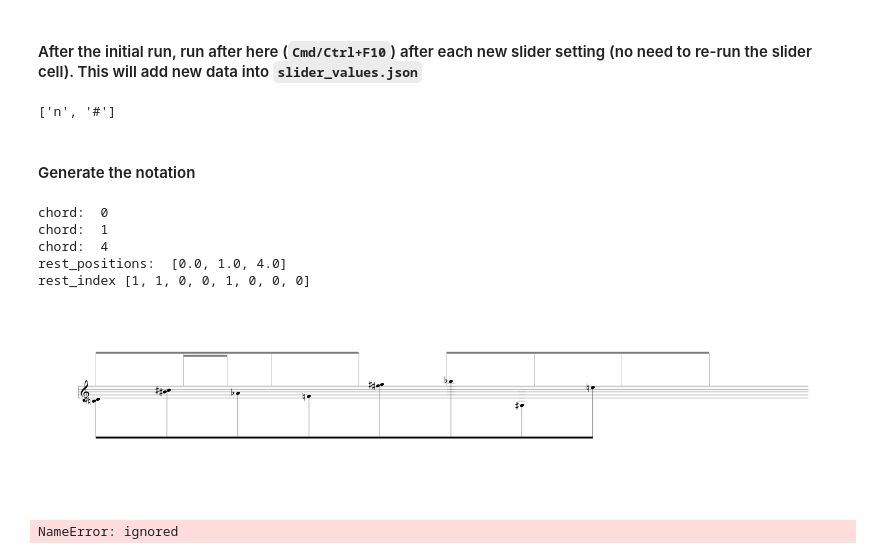
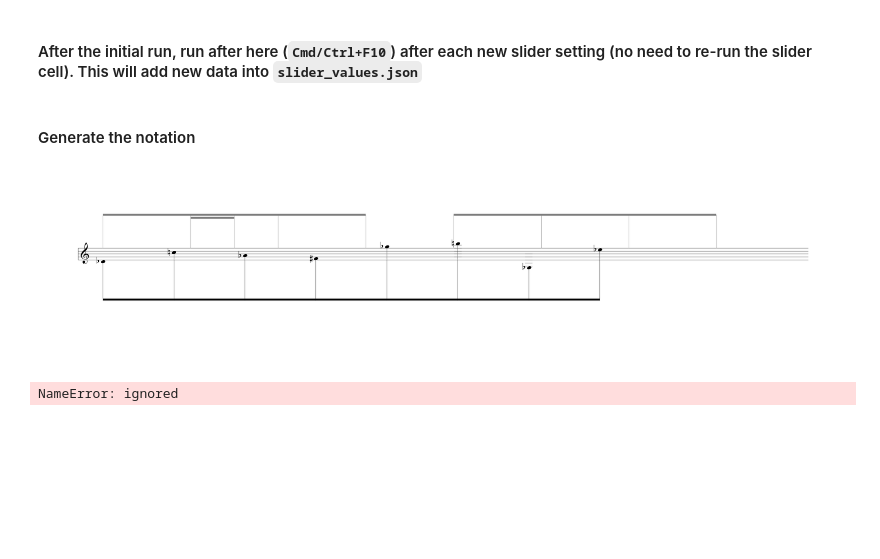
Before and after one commit to hayakzan/MLP-notations, a Jupyter notebook: MLP_notations_GENERATING_DATA.ipynb, the cells around one changed output. Cells and saved outputs as stored; diff of their text form; code cells hidden in the pictures; blank space fills up the shorter version.

Commit message:
mise-en-page & accidentals

```diff
--- a/MLP_notations_GENERATING_DATA.ipynb
+++ b/MLP_notations_GENERATING_DATA.ipynb
@@ -26,8 +26,8 @@ fig_num = 1
 font_dirs = ["/content"]
 font_files = fm.findSystemFonts(fontpaths=font_dirs)
 
-fontprop2 = fm.FontProperties(fname=font_files[1], size=24)
-fontprop1 = fm.FontProperties(fname=font_files[0], size=25)
+fontprop1 = fm.FontProperties(fname=font_files[1], size=24)
+fontprop2 = fm.FontProperties(fname=font_files[0], size=25)
 # %% [markdown]
 #### Create a JSON file for the parameters
 # %%
@@ -67,7 +67,7 @@ layout = widgets.Layout(margin='0 0 10px 0', width='40%')
 speed_slider = widgets.FloatSlider(value=1.0, min=0.2, max=2.0, step=0.1, description='speed:', style={'description_width': '150px'}, layout=layout)
 size_slider = widgets.IntSlider(value=8, min=2, max=12, step=1, description='size:', style={'description_width': '150px'}, layout=layout)
 range_slider = widgets.IntRangeSlider(value=[0, 12], min=0, max=12, step=1, description='range:', style={'description_width': '150px'}, layout=layout)
-x_offset_slider = widgets.FloatSlider(value=0.25, min=0.25, max=7.0, step=0.05, description='x offset:', style={'description_width': '150px'}, layout=layout)
+x_offset_slider = widgets.FloatSlider(value=0.35, min=0.35, max=7.0, step=0.05, description='x offset:', style={'description_width': '150px'}, layout=layout)
 y_offset_slider = widgets.FloatSlider(value=0.0, min=-4.0, max=4.0, step=0.5, description='y offset:', style={'description_width': '150px'}, layout=layout)
 irregularity_slider = widgets.FloatSlider(value=0.0, min=0.0, max=0.5, step=0.01, description='rhythmic irregularity:', style={'description_width': '150px'}, layout=layout)
 chord_num_slider = widgets.IntSlider(value=0, min=0, max=size_slider.value, step=1, description='# of chords:', style={'description_width': '150px'}, layout=layout)
@@ -92,7 +92,7 @@ VBox(children=(FloatSlider(value=1.0, description='speed:', layout=Layout(margin
 seed_value = 1234
 np.random.seed(seed_value)
 
-phan_off = 0.25
+phan_off = 0.35
 x_off = x_offset_slider.value
 y_off = 0.0
 
@@ -171,8 +171,6 @@ else:
 phan = [pha_dict[i] for i in phantoms] #do we need a dictionary for phantoms?
 # pitches = [pitch_dict[i] for i in y_data]
 pitches = y_data
-# %% [output]
-['n', '#']
 # %% [markdown]
 #### Generate the notation
 # %%
@@ -224,7 +222,7 @@ for chord in chord_indices:
     chord_type = 0.5
     print('chord: ',chord)
     plt.text((x_data[chord] + 0.035)+x_off-0.03, pitches[chord]+pitch_offset-(i*chord_type), notes[0], fontproperties=fontprop2, color='black')
-    plt.text((x_data[chord] - 0.025)+x_off-0.02, pitches[chord]+pitch_offset-(i*chord_type), accidentals[chord], fontproperties=fontprop1, color='black')
+    plt.text((x_data[chord] - 0.025)+x_off-0.02, pitches[chord]+pitch_offset-(i*chord_type), random.choice(acc_sym[:2]), fontproperties=fontprop1, color='black')
 
   elif chord_type_button.value == 'Tertian':
     chord_type = 1.0
@@ -306,39 +304,34 @@ for i in range(2):
 for i in range(1):
     ax.plot(np.linspace(phan[i + 2] + 0.06, phan[i + 2] + 0.06, 10), np.linspace(4 + y_off, 15 + y_off, 10), linestyle='solid', linewidth=0.5, color='gray')
 for i in range(2):
     ax.plot(np.linspace(phan[i + 3] + 0.06, phan[i + 3] + 0.06, 10), np.linspace(4 + y_off, 15 + y_off, 10), linestyle='solid', linewidth=0.5, color='gray')
 for i in range(1):
     ax.plot(np.linspace(phan[i + 5] + 0.06, phan[i + 5] + 0.06, 10), np.linspace(4 + y_off, 15 + y_off, 10), linestyle='solid', linewidth=0.5, color='gray')
 for i in range(1):
     ax.plot(np.linspace(phan[i + 6] + 0.06, phan[i + 6] + 0.06, 10), np.linspace(4 + y_off, 15 + y_off, 10), linestyle='solid', linewidth=0.5, color='gray')
 for i in range(2):
     ax.plot(np.linspace(phan[i + 7] + 0.06, phan[i + 7] + 0.06, 10), np.linspace(4 + y_off, 15 + y_off, 10), linestyle='solid', linewidth=0.5, color='gray')
 
 ax.plot(np.linspace((phan[0]) + 0.075, (phan[4]) + 0.045, 10), np.linspace(15 + y_off, 15 + y_off, 10), linestyle='solid', linewidth=4, color='gray')
 ax.plot(np.linspace((phan[1]) + 0.075, (phan[2]) + 0.045, 10), np.linspace(14 + y_off, 14 + y_off, 10), linestyle='solid', linewidth=4, color='gray')
 ax.plot(np.linspace((phan[5]) + 0.075, (phan[8]) + 0.04, 10), np.linspace(15 + y_off, 15 + y_off, 10), linestyle='solid', linewidth=4, color='gray')
 
 # set the y-axis limits, adjust layout, and display the plot:
 warnings.filterwarnings("ignore", category=UserWarning)
 
 ax.set_ylim(-35, 29)
 fig.set_tight_layout(True)
 plt.yticks([])
 plt.xticks([])
 
 # save if you want
 #filename = f'notation_{fig_num}.jpg'
 #plt.savefig(filename, format='jpg')
 #fig_num += 1
 
 plt.show()
 # %% [output]
-chord:  0
-chord:  1
-chord:  4
-rest_positions:  [0.0, 1.0, 4.0]
-rest_index [1, 1, 0, 0, 1, 0, 0, 0]
-[figure, old version]
+[figure, new version]
 # %%
 # update the slider values
 update_slider_values(None)
```
